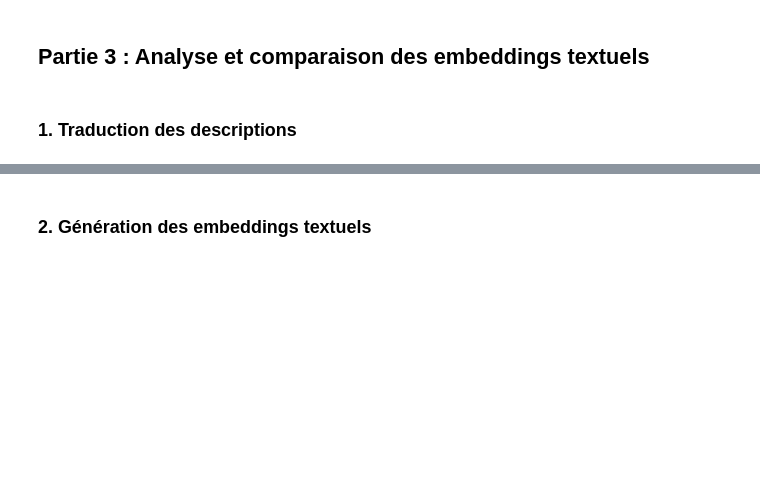
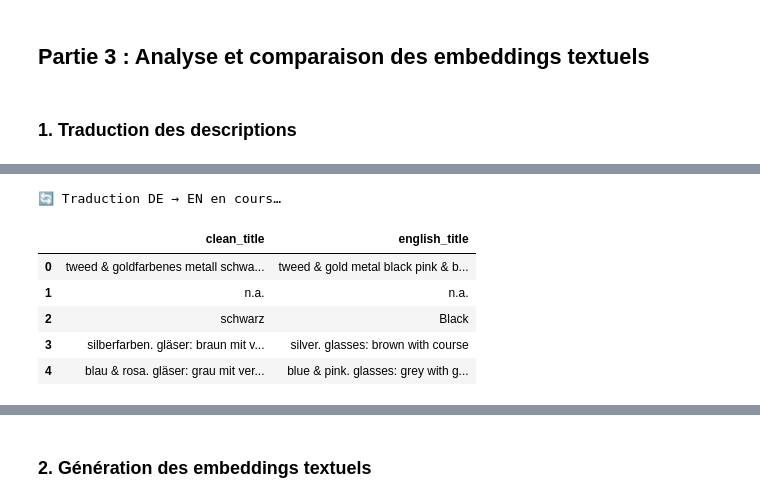
Before and after one commit to alban-morin/recommandations-chanel, a Jupyter notebook: Notebook.ipynb, the cells around one changed output, grey strips where cells are left out. Saved outputs shown, nothing was run; the diff lists cells and outputs as text; code cells hidden in the pictures; blank space fills up the shorter version.

```diff
--- a/Notebook.ipynb
+++ b/Notebook.ipynb
@@ -393,0 +469,20 @@ En tout cas, cette visualisation met en évidence une segmentation tarifaire en
+# %%
+
+# --- Traduction DE → EN avec conservation du style ---
+titles_de = data["clean_title"].tolist()
+
+print("🔄 Traduction DE → EN en cours…")
+english_titles = translate_opus_with_caps(titles_de, batch_size=16)
+
+data["english_title"] = english_titles
+
+# Aperçu
+data[["clean_title", "english_title"]].head()
+# %% [output]
+🔄 Traduction DE → EN en cours…
+|  | clean_title | english_title |
+| 0 | tweed & goldfarbenes metall schwa... | tweed & gold metal black pink & b... |
+| 1 | n.a. | n.a. |
+| 2 | schwarz | Black |
+| 3 | silberfarben. gläser: braun mit v... | silver. glasses: brown with course |
+| 4 | blau & rosa. gläser: grau mit ver... | blue & pink. glasses: grey with g... |
```
Also changed, not shown: parts of 7 cells of this notebook, 1 other file.
